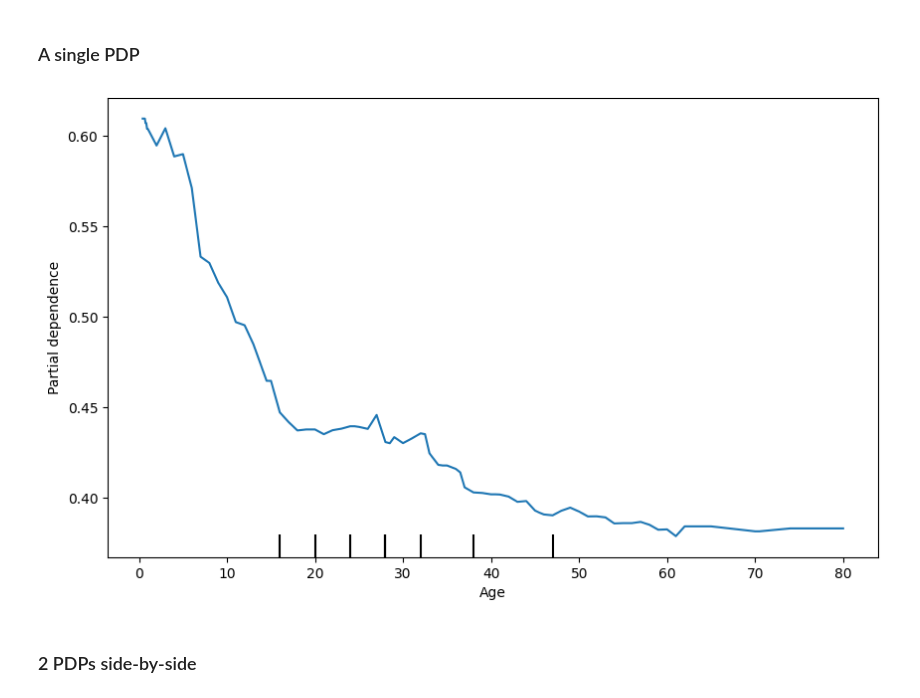
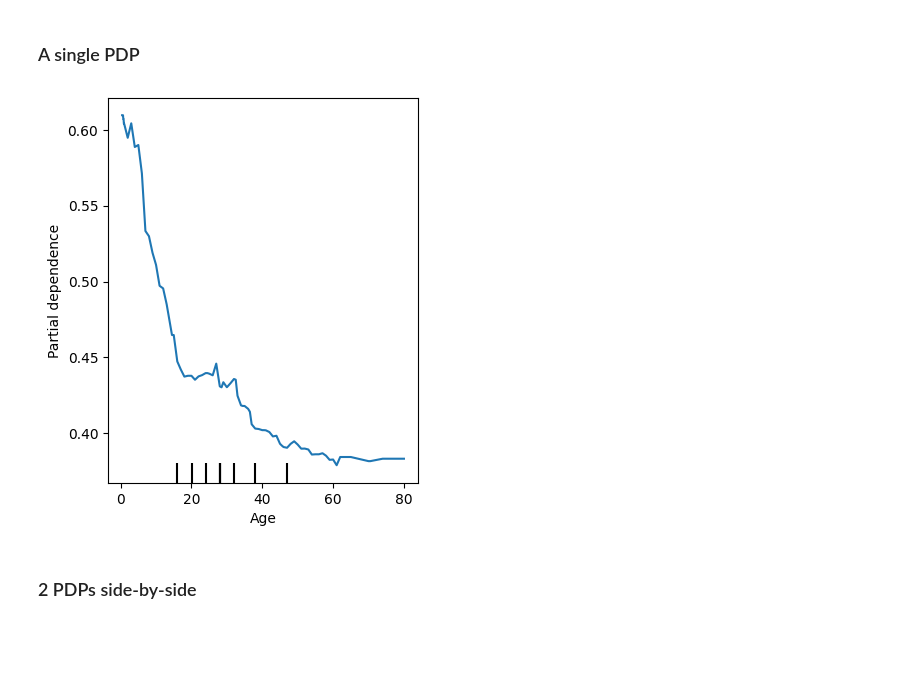
Before and after one commit to hsma-programme/h6_4g_explainable_ai, a Jupyter notebook: teaching_notebooks/pdp_ice_feature_importance_shap_table_tree_classification_titanic.ipynb, the cells around one changed output. Drawn from its saved outputs; the diff is of its cells as text; code cells hidden in the pictures; blank space fills up the shorter version.

Commit message:
Add additional ICE plot and PDP examples

```diff
--- a/teaching_notebooks/pdp_ice_feature_importance_shap_table_tree_classification_titanic.ipynb
+++ b/teaching_notebooks/pdp_ice_feature_importance_shap_table_tree_classification_titanic.ipynb
@@ -310,19 +310,20 @@ plt.show()
 # %% [markdown]
 ### A single PDP
 # %%
-fig, ax = plt.subplots(figsize=(10, 6))
+fig, ax = plt.subplots(figsize=(4, 5)) # Create an empty plot, specifying size
+
 display = PartialDependenceDisplay.from_estimator(
     model,  # Your fitted model
     X_train,  # Your feature matrix
     features=['Age'],  # List of features to plot
-    target=0,
-    kind='average',  # Type of PDP
-    ax=ax,
-    random_state=42
+    kind='average',  # Type of plot
+    ax=ax, # axis to plot on
+    random_state=42 # avoidance of randomness
 )
+
 plt.show()
 # %% [output]
-[figure, old version]
+[figure, new version]
 # %% [markdown]
 ### 2 PDPs side-by-side
 # %%
```
Also changed, not shown: parts of 10 cells of this notebook.
